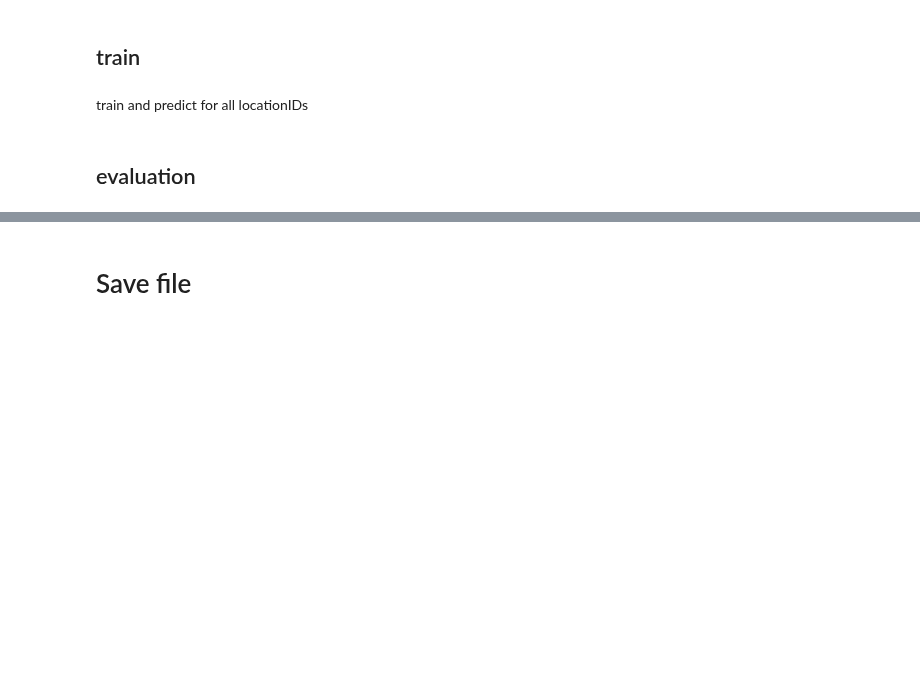
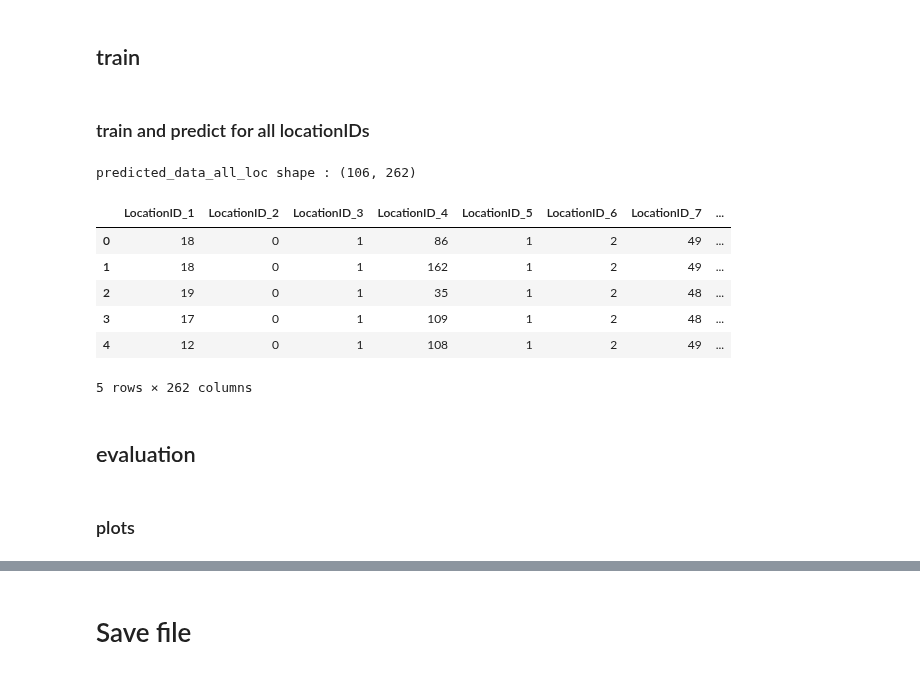
Before and after one commit to danaeis/shoofer-demand-prediction, a Jupyter notebook: Arima_Model/statistics_model_arima.ipynb, the cells around one changed output, grey strips where cells are left out. Cells and saved outputs as stored; diff of their text form; code cells hidden in the pictures; blank space fills up the shorter version.

```diff
--- a/Arima_Model/statistics_model_arima.ipynb
+++ b/Arima_Model/statistics_model_arima.ipynb
@@ -102,5 +100,5 @@ def arima_forecast(train_data, test_data):
 # %% [markdown]
-train and predict for all locationIDs
+### train and predict for all locationIDs
 # %%
 def rmse(test_data, predictions):
   rmse = sqrt(mean_squared_error(test_data, predictions))
@@ -110,23 +108,33 @@ def mape(test_data, predictions):
   mape = mean_absolute_percentage_error(test_data, predictions)
   return mape
 # %%
-def predict_all_location(location_labels_df, column, train_size_ratio):
+def predict_all_location(location_labels_df, train_size_ratio):
+
     all_loc_rmse = []
     all_loc_mape = []
     predicted_data_all_loc = {}
     test_data_all_loc = {}
     fitted_data_all_loc = {}
+    column = location_labels_df.columns
+
     for loc in column:
+
         train_data, test_data = split_data (location_labels_df, loc, train_size_ratio)
         result = arima_forecast(train_data, test_data)
+
+        test_data_all_loc[loc] = result[0]
+        predicted_data_all_loc[loc] = result[1]
+        fitted_data_all_loc[loc] = result[2]
+
         val_rmse = rmse (result[0], result[1])
         val_mape = mape (result[0], result[1])
         all_loc_rmse.append(val_rmse)
         all_loc_mape.append(val_mape)
-        test_data_all_loc[loc] = result[0]
-        predicted_data_all_loc[loc] = result[1]
-        fitted_data_all_loc[loc] = result[3]
 
+    all_loc_rmse = pd.DataFrame(all_loc_rmse, index=column , columns= ['rmse'])
+    all_loc_mape = pd.DataFrame(all_loc_mape, index=column , columns= ['mape'])
+    all_loc_rmse = pd.DataFrame(all_loc_rmse)
+    all_loc_mape = pd.DataFrame(all_loc_mape)
     test_data_all_loc = pd.DataFrame(test_data_all_loc)
     fitted_data_all_loc = pd.DataFrame(fitted_data_all_loc)
     predicted_data_all_loc = pd.DataFrame(predicted_data_all_loc)
@@ -136,2 +144,16 @@ test_data_all_loc, predicted_data_all_loc, fitted_data_all_loc, all_loc_rmse, al
+# %%
+print(f'predicted_data_all_loc shape : {predicted_data_all_loc.shape}')
+predicted_data_all_loc.head()
+# %% [output]
+predicted_data_all_loc shape : (106, 262)
+|  | LocationID_1 | LocationID_2 | LocationID_3 | LocationID_4 | LocationID_5 | LocationID_6 | LocationID_7 | ... |
+| 0 | 18 | 0 | 1 | 86 | 1 | 2 | 49 | ... |
+| 1 | 18 | 0 | 1 | 162 | 1 | 2 | 49 | ... |
+| 2 | 19 | 0 | 1 | 35 | 1 | 2 | 48 | ... |
+| 3 | 17 | 0 | 1 | 109 | 1 | 2 | 48 | ... |
+| 4 | 12 | 0 | 1 | 108 | 1 | 2 | 49 | ... |
+5 rows × 262 columns
 # %% [markdown]
 ## evaluation
+# %% [markdown]
+### plots
```
Also changed, not shown: parts of 16 cells of this notebook, 3 other files.
